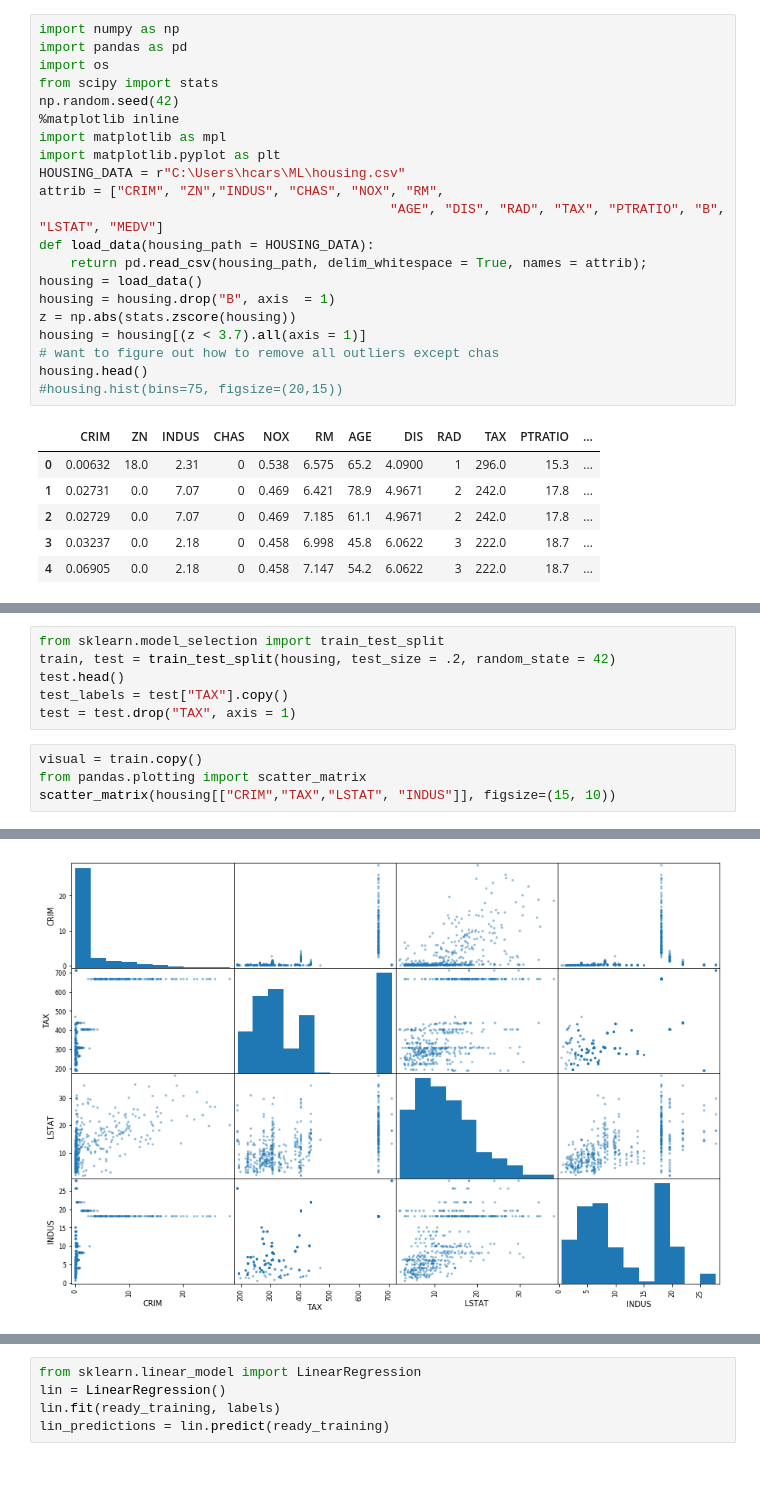
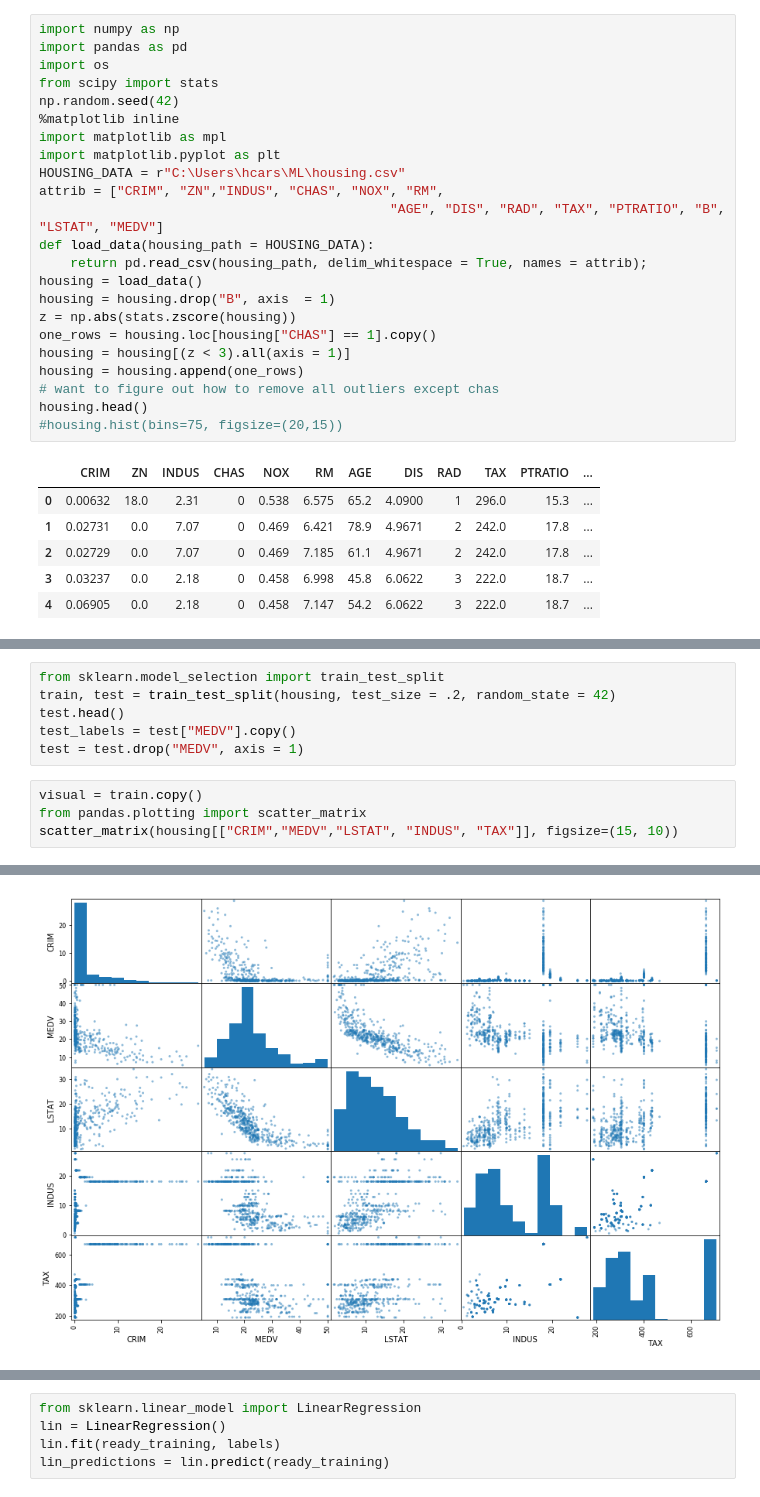
Before and after one commit to mgh3x/Codeathon-1, a Jupyter notebook: Boston Housing Predictions-Copy1.ipynb, the cells around one changed output, grey strips where cells are left out. Cells and saved outputs as stored; diff of their text form.

```diff
--- a/Boston Housing Predictions-Copy1.ipynb
+++ b/Boston Housing Predictions-Copy1.ipynb
@@ -15,7 +15,9 @@ def load_data(housing_path = HOUSING_DATA):
 housing = load_data()
 housing = housing.drop("B", axis  = 1)
 z = np.abs(stats.zscore(housing))
-housing = housing[(z < 3.7).all(axis = 1)]
+one_rows = housing.loc[housing["CHAS"] == 1].copy()
+housing = housing[(z < 3).all(axis = 1)]
+housing = housing.append(one_rows)
 # want to figure out how to remove all outliers except chas
 housing.head()
 #housing.hist(bins=75, figsize=(20,15))
@@ -63,11 +65,11 @@ housing.describe()
 from sklearn.model_selection import train_test_split
 train, test = train_test_split(housing, test_size = .2, random_state = 42)
 test.head()
-test_labels = test["TAX"].copy()
-test = test.drop("TAX", axis = 1)
+test_labels = test["MEDV"].copy()
+test = test.drop("MEDV", axis = 1)
 # %%
 visual = train.copy()
 from pandas.plotting import scatter_matrix
-scatter_matrix(housing[["CRIM","TAX","LSTAT", "INDUS"]], figsize=(15, 10))
+scatter_matrix(housing[["CRIM","MEDV","LSTAT", "INDUS", "TAX"]], figsize=(15, 10))
 # %% [output]
 array([[<matplotlib.axes._subplots.AxesSubplot object at 0x...>,
@@ -87,6 +89,6 @@ array([[<matplotlib.axes._subplots.AxesSubplot object at 0x...>,
         <matplotlib.axes._subplots.AxesSubplot object at 0x...>,
         <matplotlib.axes._subplots.AxesSubplot object at 0x...>]],
       dtype=object)
-[figure, old version]
+[figure, new version]
 # %%
 corr = train.corr()
```
Also changed, not shown: parts of 8 cells of this notebook.
